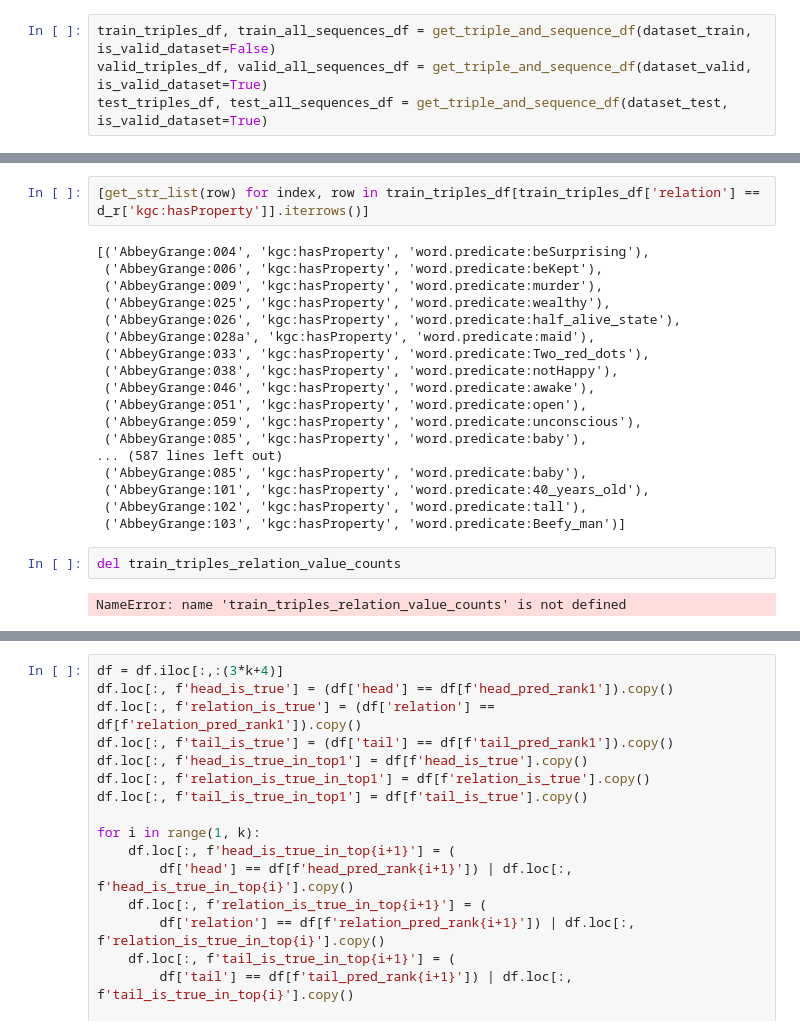
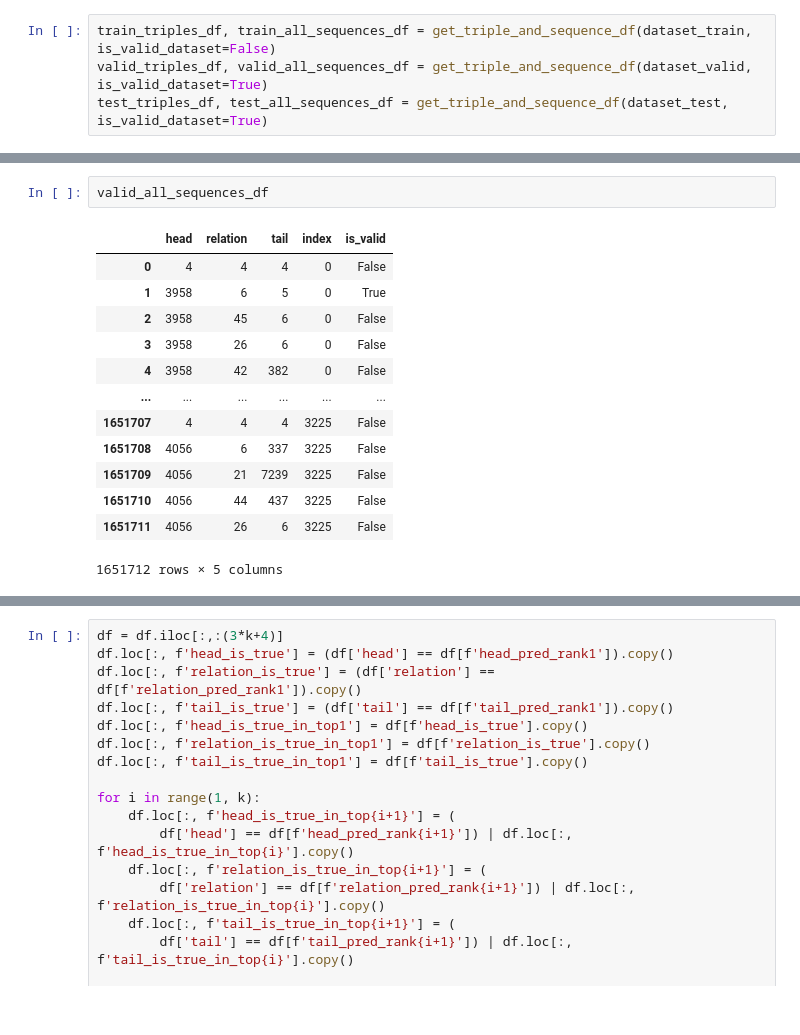
Before and after one commit to RyoyaKaneda-Student/knowledge_graph, a Jupyter notebook: notebooks/check_results/230205.ipynb, the cells around one changed output, grey strips where cells are left out. Saved outputs shown, nothing was run; the diff lists cells and outputs as text.

```diff
--- a/notebooks/check_results/230205.ipynb
+++ b/notebooks/check_results/230205.ipynb
@@ -305,24 +200,16 @@ hasProperty_value_counts.sum()
-# %%
-[get_str_list(row) for index, row in train_triples_df[train_triples_df['relation'] == d_r['kgc:hasProperty']].iterrows()]
-# %% [output]
-[('AbbeyGrange:004', 'kgc:hasProperty', 'word.predicate:beSurprising'),
- ('AbbeyGrange:006', 'kgc:hasProperty', 'word.predicate:beKept'),
- ('AbbeyGrange:009', 'kgc:hasProperty', 'word.predicate:murder'),
- ('AbbeyGrange:025', 'kgc:hasProperty', 'word.predicate:wealthy'),
- ('AbbeyGrange:026', 'kgc:hasProperty', 'word.predicate:half_alive_state'),
- ('AbbeyGrange:028a', 'kgc:hasProperty', 'word.predicate:maid'),
- ('AbbeyGrange:033', 'kgc:hasProperty', 'word.predicate:Two_red_dots'),
- ('AbbeyGrange:038', 'kgc:hasProperty', 'word.predicate:notHappy'),
- ('AbbeyGrange:046', 'kgc:hasProperty', 'word.predicate:awake'),
- ('AbbeyGrange:051', 'kgc:hasProperty', 'word.predicate:open'),
- ('AbbeyGrange:059', 'kgc:hasProperty', 'word.predicate:unconscious'),
- ('AbbeyGrange:085', 'kgc:hasProperty', 'word.predicate:baby'),
-... (587 lines left out)
- ('AbbeyGrange:085', 'kgc:hasProperty', 'word.predicate:baby'),
- ('AbbeyGrange:101', 'kgc:hasProperty', 'word.predicate:40_years_old'),
- ('AbbeyGrange:102', 'kgc:hasProperty', 'word.predicate:tall'),
- ('AbbeyGrange:103', 'kgc:hasProperty', 'word.predicate:Beefy_man')]
-# %%
-del train_triples_relation_value_counts
-# %% [output]
-NameError: name 'train_triples_relation_value_counts' is not defined
+# %%
+valid_all_sequences_df
+# %% [output]
+|  | head | relation | tail | index | is_valid |
+| 0 | 4 | 4 | 4 | 0 | False |
+| 1 | 3958 | 6 | 5 | 0 | True |
+| 2 | 3958 | 45 | 6 | 0 | False |
+| 3 | 3958 | 26 | 6 | 0 | False |
+| 4 | 3958 | 42 | 382 | 0 | False |
+| ... | ... | ... | ... | ... | ... |
+| 1651707 | 4 | 4 | 4 | 3225 | False |
+| 1651708 | 4056 | 6 | 337 | 3225 | False |
+| 1651709 | 4056 | 21 | 7239 | 3225 | False |
+| 1651710 | 4056 | 44 | 437 | 3225 | False |
+| 1651711 | 4056 | 26 | 6 | 3225 | False |
+1651712 rows × 5 columns
```
Also changed, not shown: parts of 20 cells of this notebook, 4 other files.
